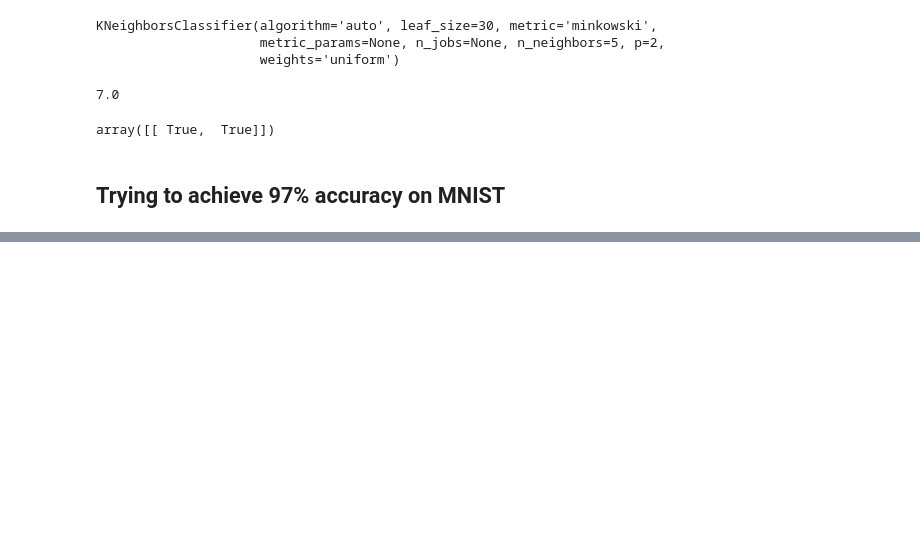
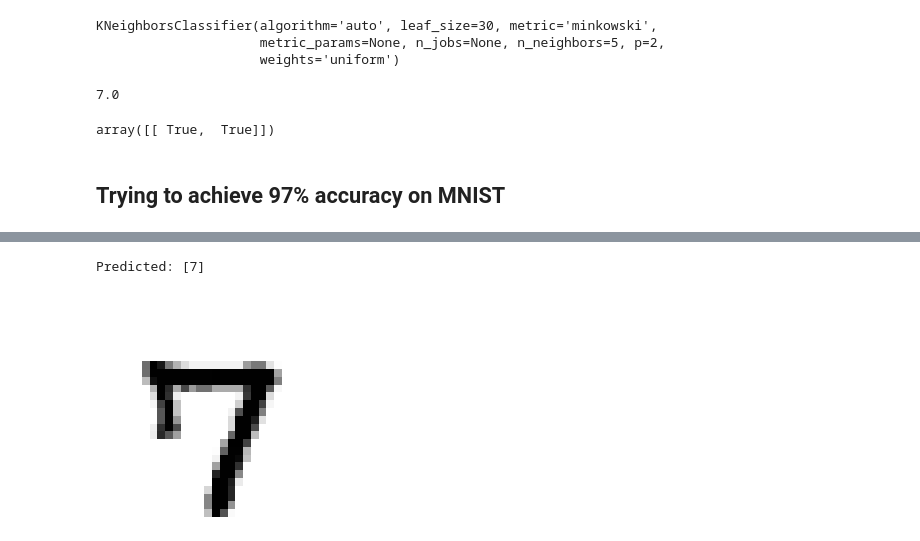
Before and after one commit to kamilwyszynski/mnist, a Jupyter notebook: mnist_multinomial_classifier.ipynb, the cells around one changed output, grey strips where cells are left out. Drawn from its saved outputs; the diff is of its cells as text; code cells hidden in the pictures; blank space fills up the shorter version.

```diff
--- a/mnist_multinomial_classifier.ipynb
+++ b/mnist_multinomial_classifier.ipynb
@@ -216,7 +216,7 @@ knn = KNeighborsClassifier()
 # GridSearch fine-tuning
 # try to tweak some more hyperparameters that are not there yet
 params = [
-    {'weights': ['uniform', 'distance'], 'n_neighbors': [3, 9, 15], 'algorithm': ['auto'], 'leaf_size': [30, 60]}
+    {'weights': ['distance'], 'n_neighbors': [3, 4, 5]}
 ]
 
 grid_search = GridSearchCV(knn, params, cv=3, scoring='accuracy', n_jobs=1, verbose=5)
@@ -255,0 +247,6 @@ array([0.96945, 0.97125, 0.96995])
+# %%
+# hardcoding the best performing model to maximise reusability without re-execution of the cv grid search
+knn = KNeighborsClassifier(n_neighbors=4, weights='distance')
+
+cross_val_score(knn, X_train,
+                y_train, cv=3, scoring='accuracy')
@@ -255,0 +255,2 @@ array([0.96945, 0.97125, 0.96995])
+# %%
+knn.fit(X_train, y_train)
@@ -255,0 +273,5 @@ array([0.96945, 0.97125, 0.96995])
+# %%
+prediction_print(knn)
+# %% [output]
+Predicted: [7]
+[figure, added]
```
Also changed, not shown: parts of 18 cells of this notebook.
